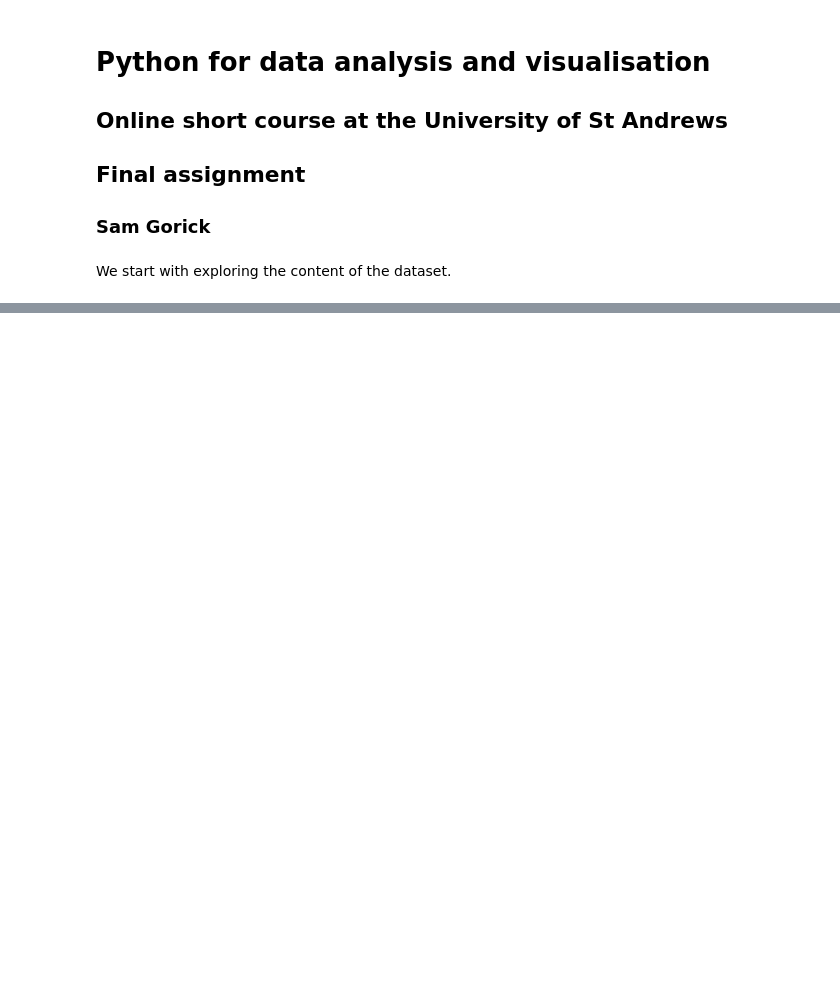
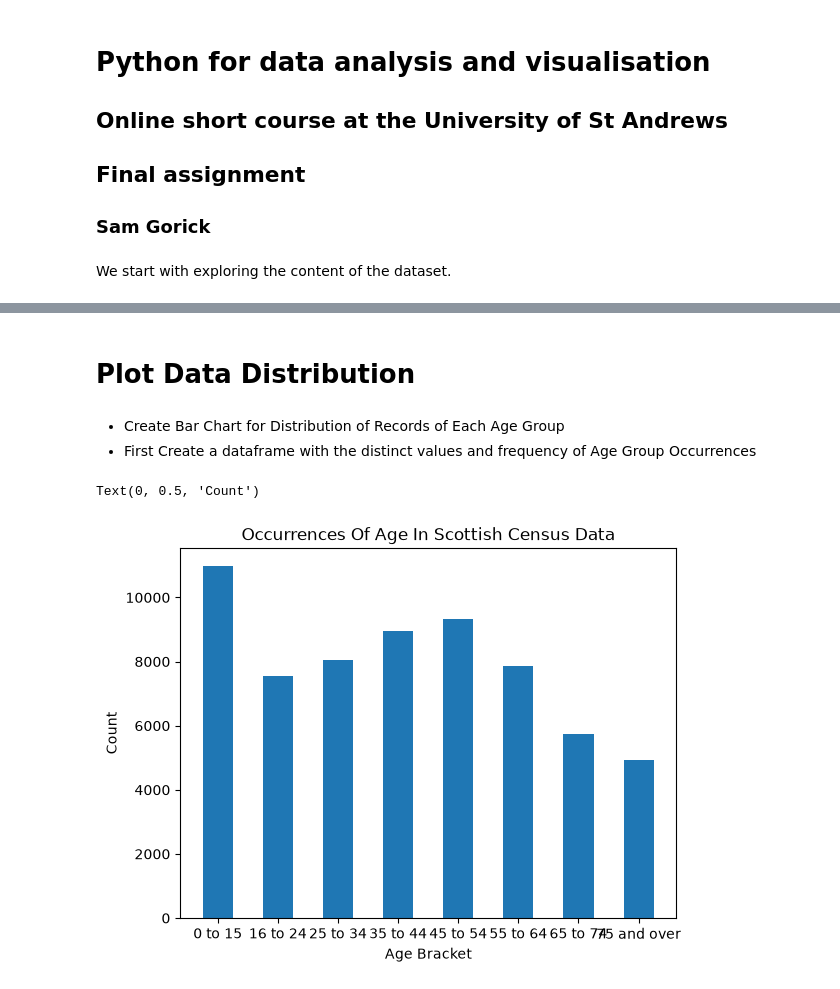
Before and after one commit to goricksamuel-ops/PyProject, a Jupyter notebook: notebooks/census2011.ipynb, the cells around one changed output, grey strips where cells are left out. Saved outputs shown, nothing was run; the diff lists cells and outputs as text; code cells hidden in the pictures; blank space fills up the shorter version.

Commit message:
Added Plots and further error handling

```diff
--- a/notebooks/census2011.ipynb
+++ b/notebooks/census2011.ipynb
@@ -30,0 +122,26 @@ df.filter()
+# %%
+#Total Records
+total_records = len(df)
+total_records
+
+#Data Type of each column
+data_types = df.dtypes
+
+# Extract actual values from the Variable Definitions Dictionary
+column_keys = VARIABLE_DEFINITIONS.keys()
+df_mapped = df.copy()
+for column, mapping in VARIABLE_DEFINITIONS.items():
+    if column in df.columns:
+        df_mapped[column] = df[column].astype("string").map(mapping)
+
+
+# Initialise list of columns to check, ie everything except Record Number & Region
+columns_to_check = [
+    column for column in df_mapped.columns
+    if column not in ["Record_Number", "Region"]
+]
+
+# Calculate the number of occurrences of each distinct value
+for column in columns_to_check:
+    print("---------")
+    print(df_mapped[column].value_counts(dropna=False))
@@ -30,0 +166,21 @@ df.filter()
+# %% [markdown]
+# Plot Data Distribution
+# %% [markdown]
+- Create Bar Chart for Distribution of Records of Each Age Group
+- First Create a dataframe with the distinct values and frequency of Age Group Occurrences
+# %%
+# Create Bar Chart for Distribution of Records of Each Age Group
+
+age_brackets = df_mapped["Age"].value_counts(dropna=False).reset_index()
+age_brackets.columns = ["Age Bracket", "Count"]
+
+# Sort column values by age bracket instead of Count
+age_brackets = age_brackets.sort_values("Age Bracket")
+
+pyp.bar(x = age_brackets["Age Bracket"], height = age_brackets["Count"], width=0.5)
+pyp.title("Occurrences Of Age In Scottish Census Data")
+pyp.xlabel("Age Bracket")
+pyp.ylabel("Count")
+# %% [output]
+Text(0, 0.5, 'Count')
+[figure, added]
```
Also changed, not shown: parts of 17 cells of this notebook, 2 other files.
